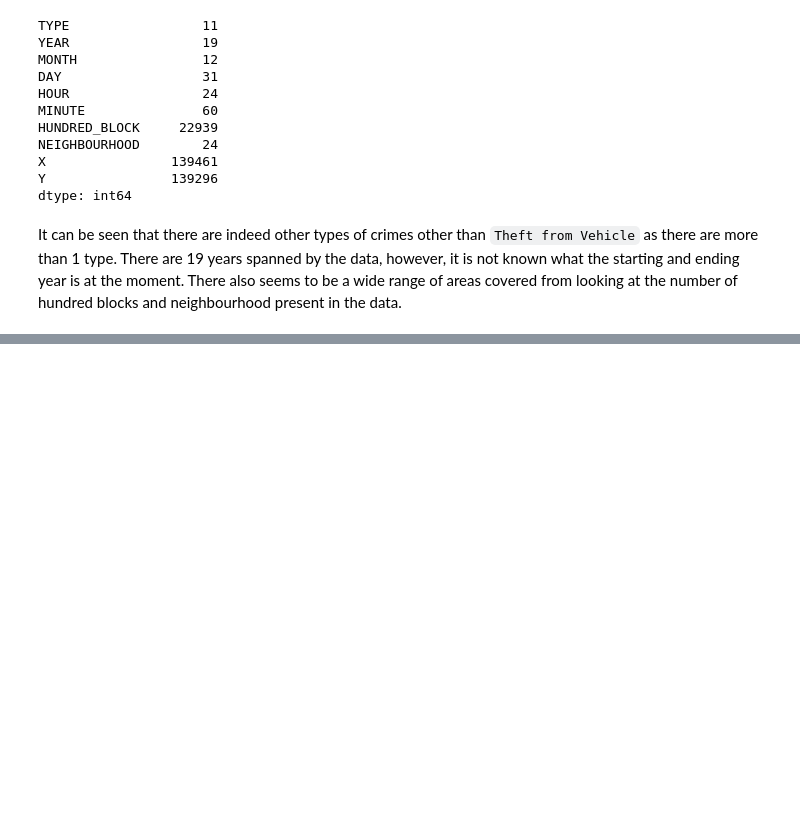
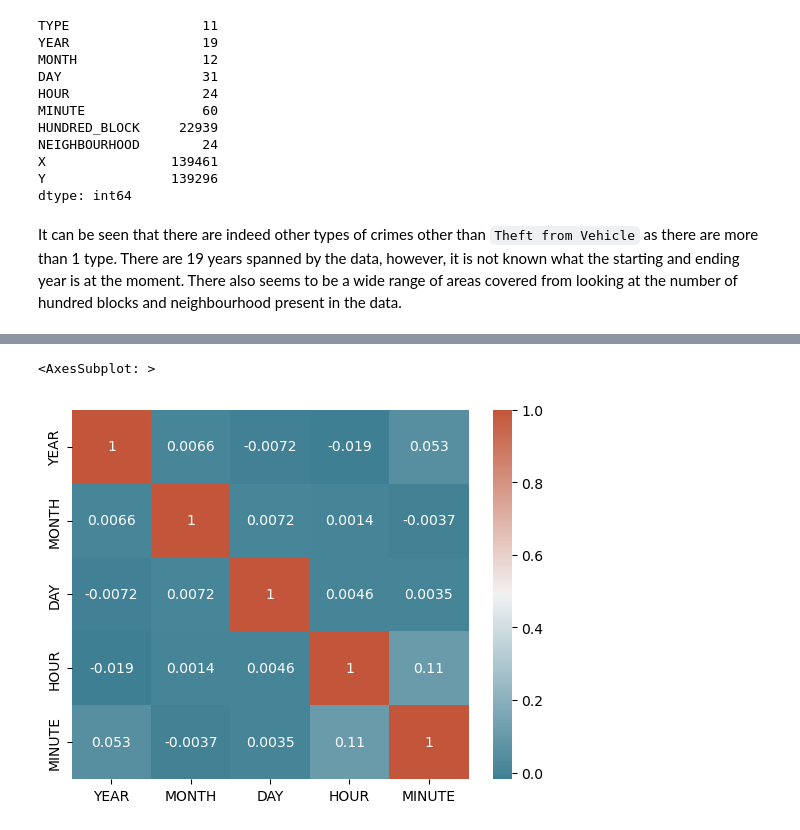
Before and after one commit to ubco-W2022T1-cosc301/project-group11, a Jupyter notebook: notebooks/analysis2.ipynb, the cells around one changed output, grey strips where cells are left out. Saved outputs shown, nothing was run; the diff lists cells and outputs as text; code cells hidden in the pictures; blank space fills up the shorter version.

```diff
--- a/notebooks/analysis2.ipynb
+++ b/notebooks/analysis2.ipynb
@@ -104,0 +139,6 @@ df.describe().apply(lambda s: s.apply(lambda x: format(x, 'f')))
+# %%
+#Drop the specified columns on a copy and assign it to a new variable
+df_cleaned = df.copy().drop(['HUNDRED_BLOCK', 'NEIGHBOURHOOD', 'X', 'Y'], axis = 1)
+
+#Display first 5 rows of the new dataset
+df_cleaned.head()
@@ -104,0 +163,10 @@ df.describe().apply(lambda s: s.apply(lambda x: format(x, 'f')))
+# %%
+#Make temp dataframe
+df_dt = df_cleaned.copy().drop(['TYPE'], axis = 1)
+
+#Get datetime and add to original dataframe as a new column
+df_cleaned['DATETIME'] = pd.to_datetime(df_dt)
+
+#Print max and min datetime
+print(f'''The earliest reported criminal case was: {df_cleaned["DATETIME"].min()}
+The latest reported criminal case was: {df_cleaned["DATETIME"].max()}''')
@@ -104,0 +178,6 @@ df.describe().apply(lambda s: s.apply(lambda x: format(x, 'f')))
+# %%
+#Delete row with year 2021 and sort by datetime
+df_cleaned = df_cleaned.drop(df_cleaned[df_cleaned.YEAR == 2021].index).sort_values(by = ['DATETIME'])
+
+#Display dataset
+display(df_cleaned)
@@ -104,0 +209,7 @@ df.describe().apply(lambda s: s.apply(lambda x: format(x, 'f')))
+# %%
+#Create correlation matrix
+corr_matrix = df_cleaned.corr()
+sns.heatmap(corr_matrix, xticklabels = corr_matrix.columns, yticklabels = corr_matrix.columns, annot = True, cmap = sns.diverging_palette(220, 20, as_cmap = True))
+# %% [output]
+<AxesSubplot: >
+[figure, added]
```
Also changed, not shown: parts of 30 cells of this notebook, 1 other file.
